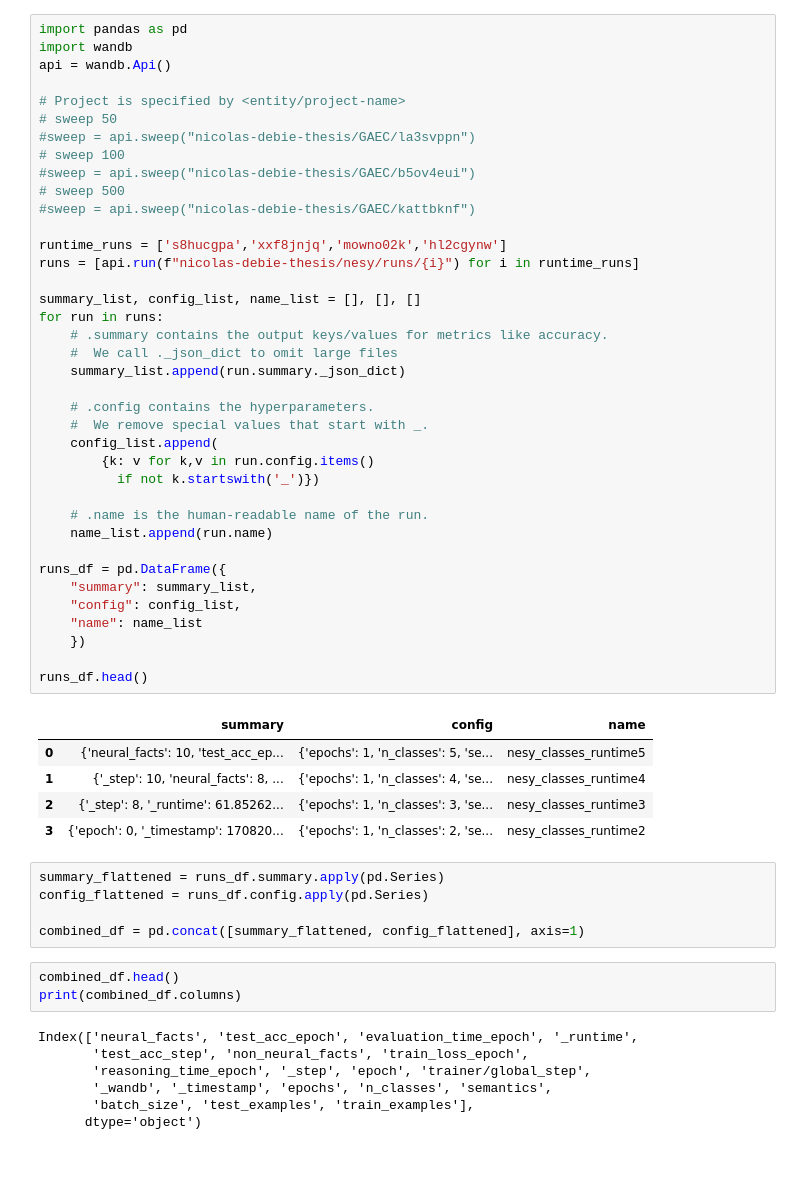
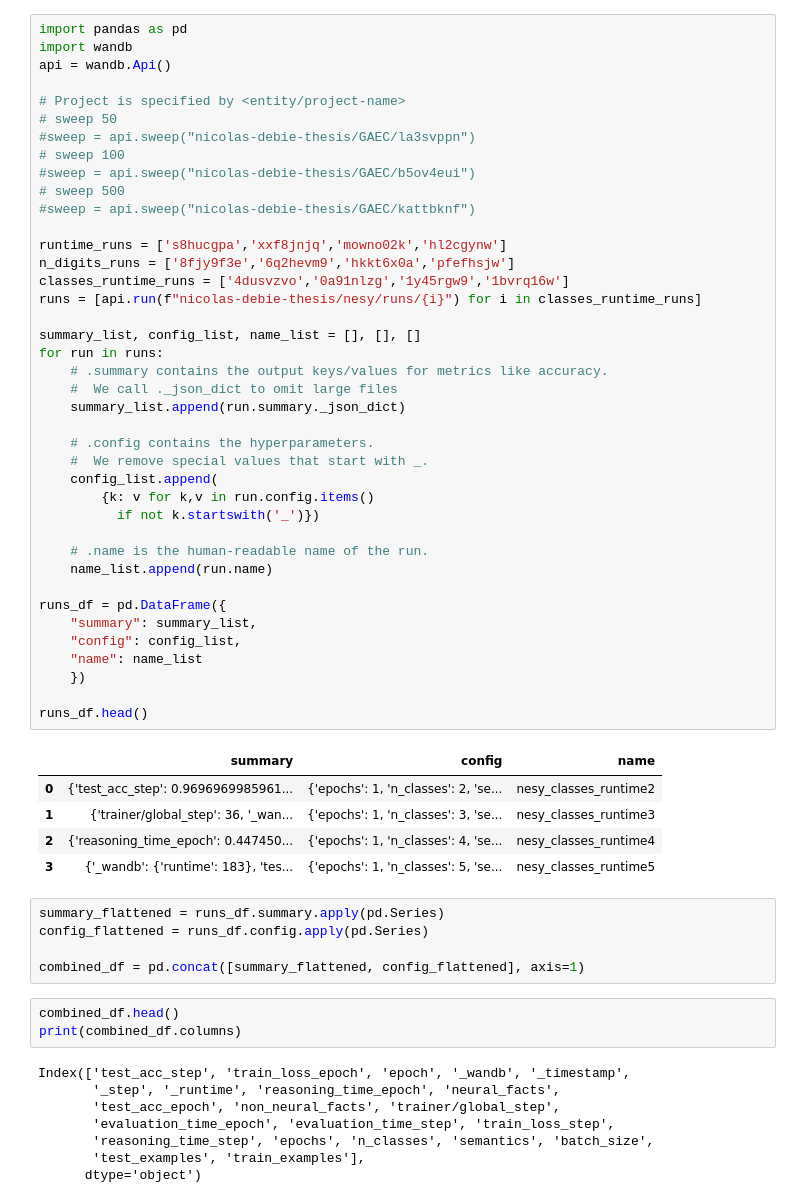
Before and after one commit to debienicolas/NeuroSymbolicAI, a Jupyter notebook: experiments/plots.ipynb, the cells around one changed output. Saved outputs shown, nothing was run; the diff lists cells and outputs as text; blank space fills up the shorter version.

```diff
--- a/experiments/plots.ipynb
+++ b/experiments/plots.ipynb
@@ -10,38 +10,40 @@ api = wandb.Api()
 #sweep = api.sweep("nicolas-debie-thesis/GAEC/b5ov4eui")
 # sweep 500
 #sweep = api.sweep("nicolas-debie-thesis/GAEC/kattbknf")
 
 runtime_runs = ['s8hucgpa','xxf8jnjq','mowno02k','hl2cgynw']
-runs = [api.run(f"nicolas-debie-thesis/nesy/runs/{i}") for i in runtime_runs]
+n_digits_runs = ['8fjy9f3e','6q2hevm9','hkkt6x0a','pfefhsjw']
+classes_runtime_runs = ['4dusvzvo','0a91nlzg','1y45rgw9','1bvrq16w']
+runs = [api.run(f"nicolas-debie-thesis/nesy/runs/{i}") for i in classes_runtime_runs]
 
 summary_list, config_list, name_list = [], [], []
 for run in runs:
     # .summary contains the output keys/values for metrics like accuracy.
     #  We call ._json_dict to omit large files
     summary_list.append(run.summary._json_dict)
 
     # .config contains the hyperparameters.
     #  We remove special values that start with _.
     config_list.append(
         {k: v for k,v in run.config.items()
           if not k.startswith('_')})
 
     # .name is the human-readable name of the run.
     name_list.append(run.name)
 
 runs_df = pd.DataFrame({
     "summary": summary_list,
     "config": config_list,
     "name": name_list
     })
 
 runs_df.head()
 # %% [output]
 |  | summary | config | name |
-| 0 | {'neural_facts': 10, 'test_acc_ep... | {'epochs': 1, 'n_classes': 5, 'se... | nesy_classes_runtime5 |
-| 1 | {'_step': 10, 'neural_facts': 8, ... | {'epochs': 1, 'n_classes': 4, 'se... | nesy_classes_runtime4 |
-| 2 | {'_step': 8, '_runtime': 61.85262... | {'epochs': 1, 'n_classes': 3, 'se... | nesy_classes_runtime3 |
-| 3 | {'epoch': 0, '_timestamp': 170820... | {'epochs': 1, 'n_classes': 2, 'se... | nesy_classes_runtime2 |
+| 0 | {'test_acc_step': 0.9696969985961... | {'epochs': 1, 'n_classes': 2, 'se... | nesy_classes_runtime2 |
+| 1 | {'trainer/global_step': 36, '_wan... | {'epochs': 1, 'n_classes': 3, 'se... | nesy_classes_runtime3 |
+| 2 | {'reasoning_time_epoch': 0.447450... | {'epochs': 1, 'n_classes': 4, 'se... | nesy_classes_runtime4 |
+| 3 | {'_wandb': {'runtime': 183}, 'tes... | {'epochs': 1, 'n_classes': 5, 'se... | nesy_classes_runtime5 |
 # %%
 summary_flattened = runs_df.summary.apply(pd.Series)
 config_flattened = runs_df.config.apply(pd.Series)
@@ -51,11 +53,12 @@ combined_df = pd.concat([summary_flattened, config_flattened], axis=1)
 combined_df.head()
 print(combined_df.columns)
 # %% [output]
-Index(['neural_facts', 'test_acc_epoch', 'evaluation_time_epoch', '_runtime',
-       'test_acc_step', 'non_neural_facts', 'train_loss_epoch',
-       'reasoning_time_epoch', '_step', 'epoch', 'trainer/global_step',
-       '_wandb', '_timestamp', 'epochs', 'n_classes', 'semantics',
-       'batch_size', 'test_examples', 'train_examples'],
+Index(['test_acc_step', 'train_loss_epoch', 'epoch', '_wandb', '_timestamp',
+       '_step', '_runtime', 'reasoning_time_epoch', 'neural_facts',
+       'test_acc_epoch', 'non_neural_facts', 'trainer/global_step',
+       'evaluation_time_epoch', 'evaluation_time_step', 'train_loss_step',
+       'reasoning_time_step', 'epochs', 'n_classes', 'semantics', 'batch_size',
+       'test_examples', 'train_examples'],
       dtype='object')
 # %%
 import numpy as np
```
Also changed, not shown: parts of 8 cells of this notebook, 8 other files.
